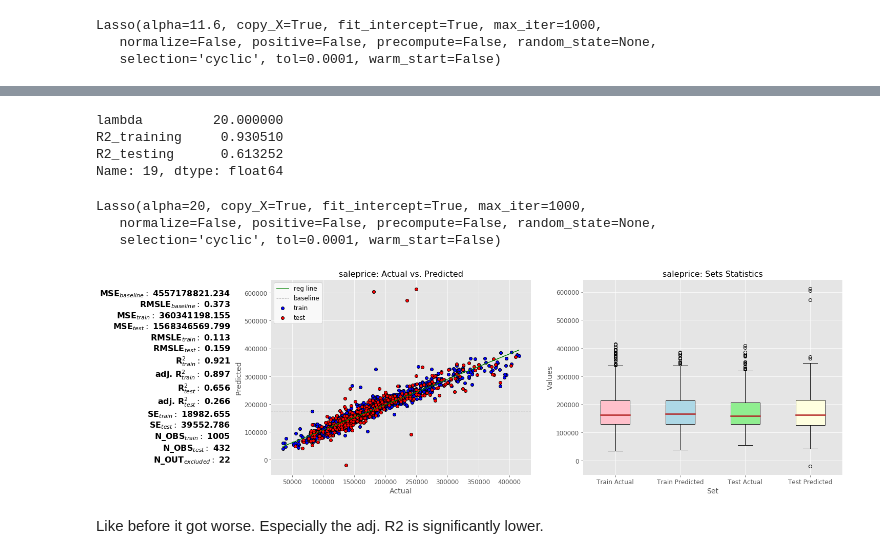
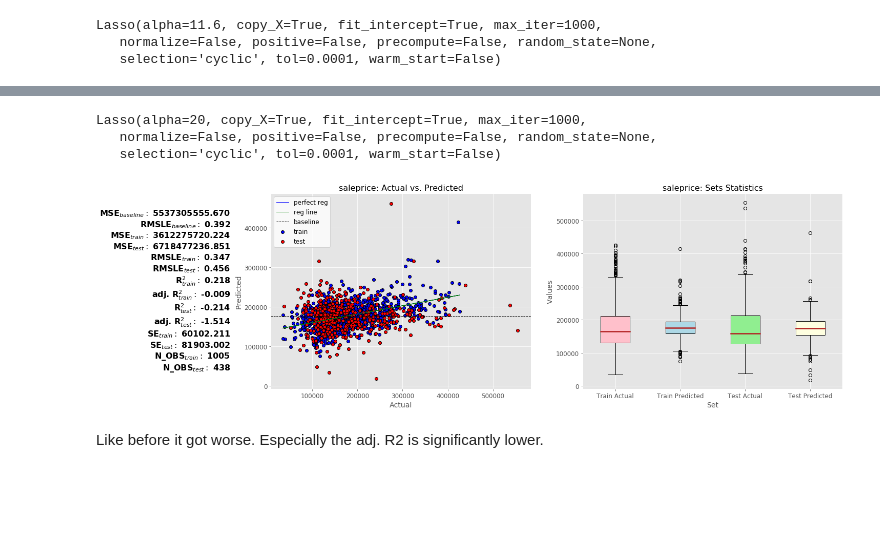
Before and after one commit to Julia-Hammerer/AppliedStatistics, a Jupyter notebook: notebooks/House_RegressionAnalysis.ipynb, the cells around one changed output, grey strips where cells are left out. Drawn from its saved outputs; the diff is of its cells as text; code cells hidden in the pictures; blank space fills up the shorter version.

```diff
--- a/notebooks/House_RegressionAnalysis.ipynb
+++ b/notebooks/House_RegressionAnalysis.ipynb
@@ -596,0 +236,4 @@ X_train_scaled, X_test_scaled, y_train_scaled, y_test_scaled = train_test_split(
+# %%
+# #filter outliers for training
+X_train= X_train.loc[~X_train.index.isin(outliers)]
+y_train= y_train.loc[~y_train.index.isin(outliers)]
@@ -597,3 +252,7 @@ X_train_scaled, X_test_scaled, y_train_scaled, y_test_scaled = train_test_split(
+# %%
+# #filter outliers for training
+X_train_scaled= X_train_scaled.loc[~X_train.index.isin(outliers)]
+y_train_scaled= y_train_scaled.loc[~y_train.index.isin(outliers)]
 # %% [markdown]
 ## Baseline Model
 Let's start with building a baseline model, which is simply the means of all SalePrices.
@@ -1129,24 +824,17 @@ plot_lasso_lambdas(lasso_r2(lambdas, X_train_scaled[lasso_attr], y_train, X_test
-# %%
-lasso_r2_results_2.ix[lasso_r2_results_2["R2_testing"].idxmax()]
-# %% [output]
-lambda         20.000000
-R2_training     0.930510
-R2_testing      0.613252
-Name: 19, dtype: float64
 # %%
-lasso=Lasso()
-lasso.set_params(alpha=20)
-lasso.fit(X_train[lasso_attr], y_train)
+lasso4=Lasso()
+lasso4.set_params(alpha=20)
+lasso4.fit(X_train_scaled[lasso_attr], y_train)
 # %% [output]
 Lasso(alpha=20, copy_X=True, fit_intercept=True, max_iter=1000,
    normalize=False, positive=False, precompute=False, random_state=None,
    selection='cyclic', tol=0.0001, warm_start=False)
 # %%
-lasso, lasso_summaries_3 =  get_model_results(lasso,y_train, X_train[lasso_attr], y_test, X_test[lasso_attr])
+lasso4, lasso_summaries_4 =  get_model_results(lasso4,y_train, X_train_scaled[lasso_attr], y_test, X_test_scaled[lasso_attr])
 # %%
-reg_model_results_plots(lasso_summaries_3)
+reg_model_results_plots(lasso_summaries_4)
 # %% [output]
-[figure, old version]
+[figure, new version]
 # %% [markdown]
 Like before it got worse. Especially the adj. R2 is significantly lower.
 # %% [markdown]
```
Also changed, not shown: parts of 104 cells of this notebook, 1 other file.
